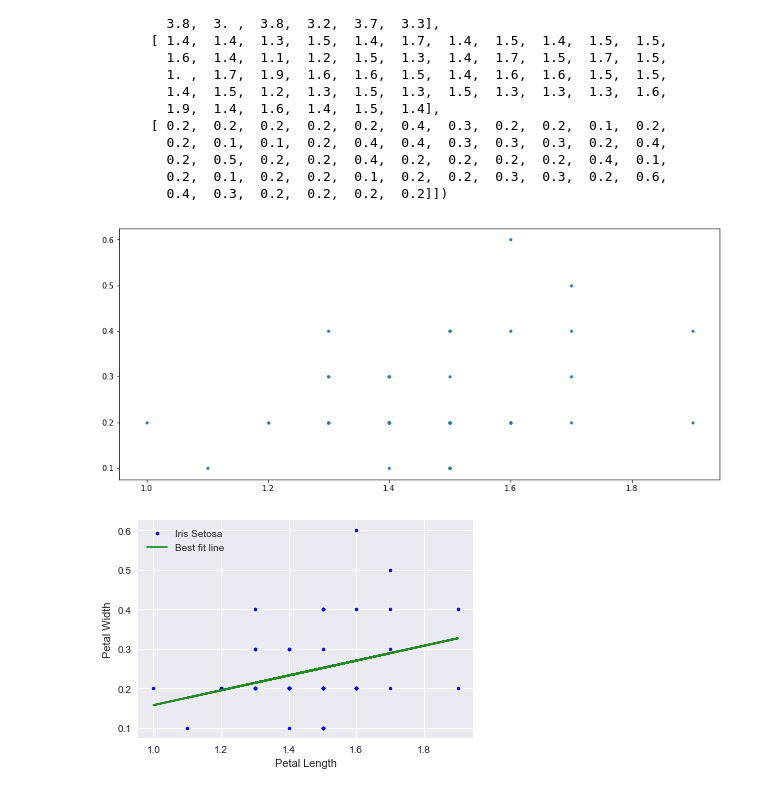
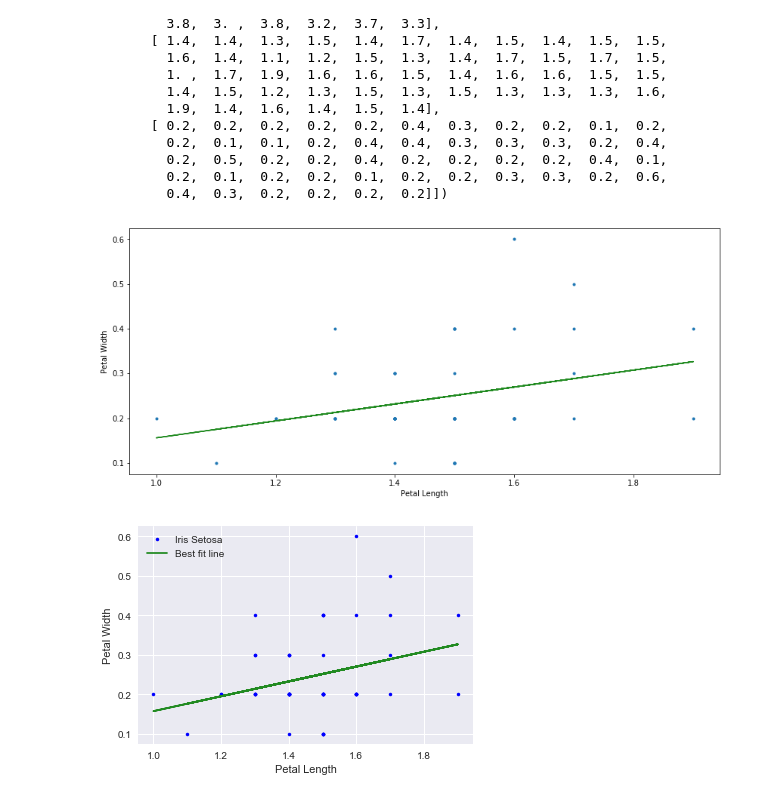
Before and after one commit to taraokelly/Problem-set-Jupyter-Pyplot-and-Numpy, a Jupyter notebook: solutions/rough_work.ipynb, the cells around one changed output. Cells and saved outputs as stored; diff of their text form; code cells hidden in the pictures.

Commit message:
Setosa best fit line with new data

```diff
--- a/solutions/rough_work.ipynb
+++ b/solutions/rough_work.ipynb
@@ -172,28 +172,28 @@ array([[ 5.1,  4.9,  4.7,  4.6,  5. ,  5.4,  4.6,  5. ,  4.4,  4.9,  5.4,
          0.4,  0.3,  0.2,  0.2,  0.2,  0.2]])
 # %%
 # Plot Setosa measurements
-plt.plot(setosa_t[2],setosa_t[3],'.')
+plt.plot(setosa_data[2],setosa_data[3],'.')
 
 # https://github.com/emerging-technologies/emerging-technologies.github.io/blob/master/notebooks/simple-linear-regression.ipynb
 # Calculate the best values for m and c.
-#petal_length_avg = np.mean(setosa_t[2])
-#petal_width_avg = np.mean(setosa_t[3])
+petal_length_avg = np.mean(setosa_data[2])
+petal_width_avg = np.mean(setosa_data[3])
 
-#petal_length_zero = setosa_t[2] - petal_length_avg
-#petal_width_zero = setosa_t[3] - petal_width_avg
+petal_length_zero = setosa_data[2] - petal_length_avg
+petal_width_zero = setosa_data[3] - petal_width_avg
 
-#m = np.sum(petal_length_zero * petal_width_zero) / np.sum(petal_length_zero * petal_length_zero)
-#c = petal_width_avg - m * petal_length_avg
+m = np.sum(petal_length_zero * petal_width_zero) / np.sum(petal_length_zero * petal_length_zero)
+c = petal_width_avg - m * petal_length_avg
 
 # Plot best fit line
-#plt.plot(setosa_t[2], m * setosa_t[2] + c, 'forestgreen', label='Best fit line')
+plt.plot(setosa_data[2], m * setosa_data[2] + c, 'forestgreen', label='Best fit line')
 # Add labels
-#plt.xlabel('Petal Length')
-#plt.ylabel('Petal Width')
+plt.xlabel('Petal Length')
+plt.ylabel('Petal Width')
 # Print graph
 plt.show()
 # %% [output]
-[figure, old version]
+[figure, new version]
 # %%
 # Cluster size
 c_size = 50
```
Also changed, not shown: 1 other file.
